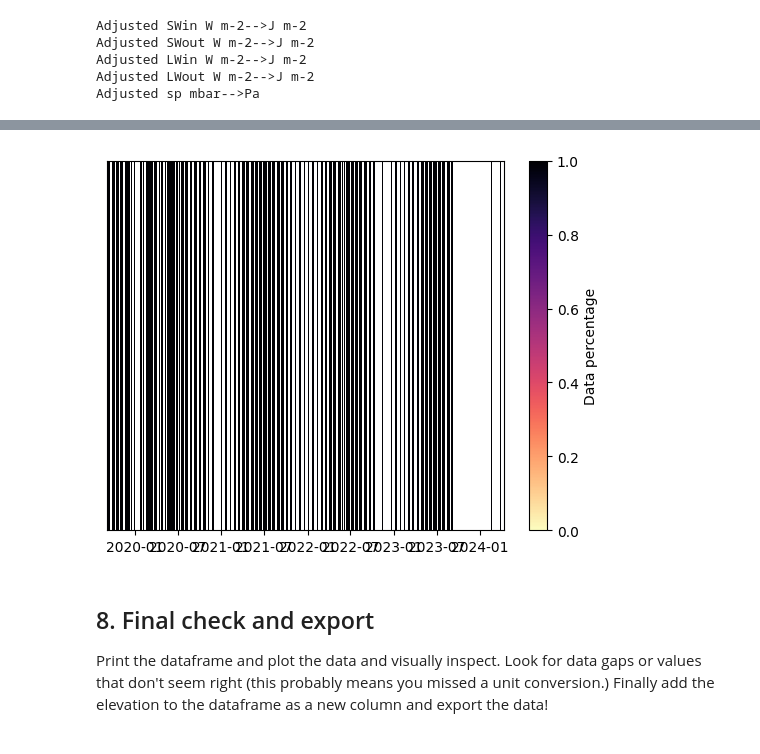
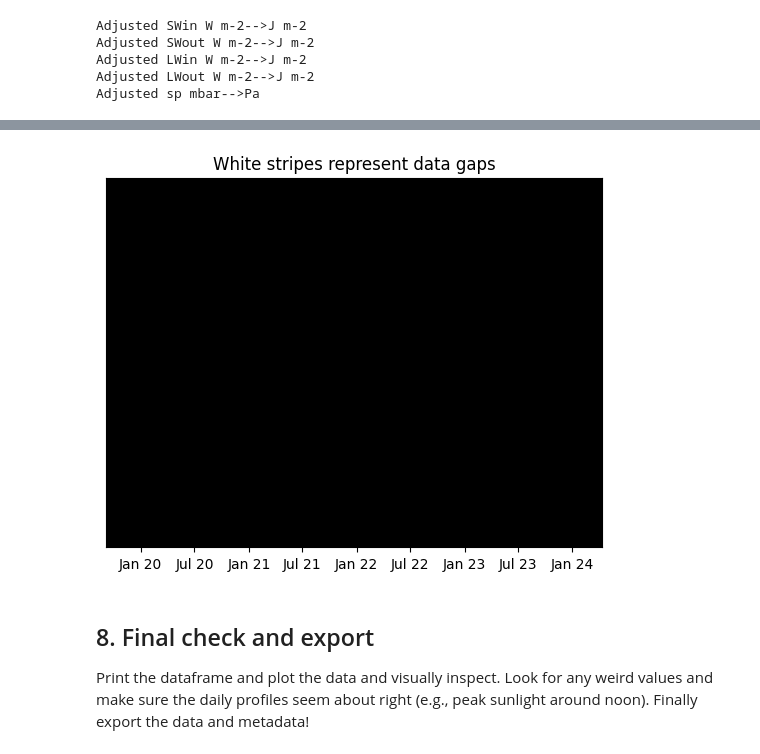
Before and after one commit to clairevwilson/PyGEM-EB, a Jupyter notebook: process_AWS.ipynb, the cells around one changed output, grey strips where cells are left out. Drawn from its saved outputs; the diff is of its cells as text; code cells hidden in the pictures.

```diff
--- a/process_AWS.ipynb
+++ b/process_AWS.ipynb
@@ -110,7 +116,7 @@ class UniqueLogger:
             self.logged_messages.add(msg)
 
 # Check if log filepath already exists; if so, overwrite
-export_logger_fn = export_fp + export_fn.replace('csv','log')
+export_logger_fn = export_fn.replace('csv','log')
 if os.path.exists(export_logger_fn):
     os.remove(export_logger_fn)
 
@@ -173,7 +179,7 @@ drop_vars = [] # Storage for variables to be removed
 # List all variables
 all_vars = ['temp','tp','rh','SWin','SWout',
             'LWin','LWout','wind','winddir',
-            'sp','tcc','NetRad','dtemp','z']
+            'sp','tcc','NetRad','dtemp']
 
 # Loop through dataset variables and try to rename
 for var in df.columns.to_numpy():
@@ -188,7 +194,7 @@ for var in df.columns.to_numpy():
             # Remove this variable such that only one column can exist
             all_vars.remove(var_check)
 
-            # Confirm variable was renamed
+            # Store that the variable was renamed
             renamed = True
 
     # Drop variables that were not renamed
@@ -371,7 +377,7 @@ var_bounds = {'temp':{'low':-60,'high':50},
                 'dtemp':{'low':-60,'high':30},
                 'tp':{'low':0,'high':0.15},
                 'rh':{'low':0,'high':100},
-                'SWin':{'low':0,'high':1400*3600},
+                'SWin':{'low':0,'high':1400*3600,'method':'clip'},
                 'SWout':{'low':0,'high':1400*3600},
                 'LWin':{'low':0,'high':500*3600},
                 'LWout':{'low':0,'high':500*3600},
@@ -412,0 +388,22 @@ Count after removing extreme values: 19683
+# %%
+for var in var_bounds:
+    if var in df.columns:
+        count_first = df[var].count()
+
+        # check if need a special method for this var
+        if 'method' in var_bounds[var]:
+            method = var_bounds[var]['method']
+        else:
+            method = method_bounds
+
+        # remove or clip the data
+        if method == 'remove':
+            df[var] = df[var].where(df[var].between(var_bounds[var]['low'], var_bounds[var]['high']))
+            n_removed =  count_first - df[var].count()
+            print(f'Removed {n_removed} because of {var}')
+        elif method == 'clip':
+            df[var] = df[var].clip(var_bounds[var]['low'], var_bounds[var]['high'])
+
+if method_bounds == 'remove':
+    # Interpolate to fill new gaps introduced
+    df = df.interpolate('linear')
@@ -413,22 +418,15 @@ Count after removing extreme values: 19683
 # %%
-import matplotlib as mpl
+# Plot to look for any remaining gaps
 if method_bounds == 'remove':
     fig, ax = plt.subplots()
-    all_percentage = []
-    for row in df.index:
-        percent = df.loc[row].count() / len(df.columns)
-        all_percentage.append(percent)
-    cmap = plt.get_cmap('magma_r')
-    norm = mpl.colors.Normalize(vmin=0, vmax=1)
-    ax.bar(df.index, 1, pd.Timedelta(hours=1), color=cmap(norm(all_percentage)))
+    ax.bar(df.index, 1, pd.Timedelta(hours=1),color='k')
     ax.set_xlim(df.index[0], df.index[-1])
     ax.set_ylim(0,1)
     ax.set_yticks([])
-    sm = mpl.cm.ScalarMappable(cmap=cmap, norm=norm)
-    sm.set_array([])
-    fig.colorbar(sm, ax=ax, label='Data percentage',orientation='vertical')
+    ax.xaxis.set_major_formatter(mpl.dates.DateFormatter('%b %y'))
+    ax.set_title('White stripes represent data gaps')
 # %% [output]
-[figure, old version]
+[figure, new version]
 # %% [markdown]
 ## 8. Final check and export
-Print the dataframe and plot the data and visually inspect. Look for data gaps or values that don't seem right (this probably means you missed a unit conversion.) Finally add the elevation to the dataframe as a new column and export the data!
+Print the dataframe and plot the data and visually inspect. Look for any weird values and make sure the daily profiles seem about right (e.g., peak sunlight around noon). Finally export the data and metadata!
```
Also changed, not shown: parts of 16 cells of this notebook, 11 other files.
